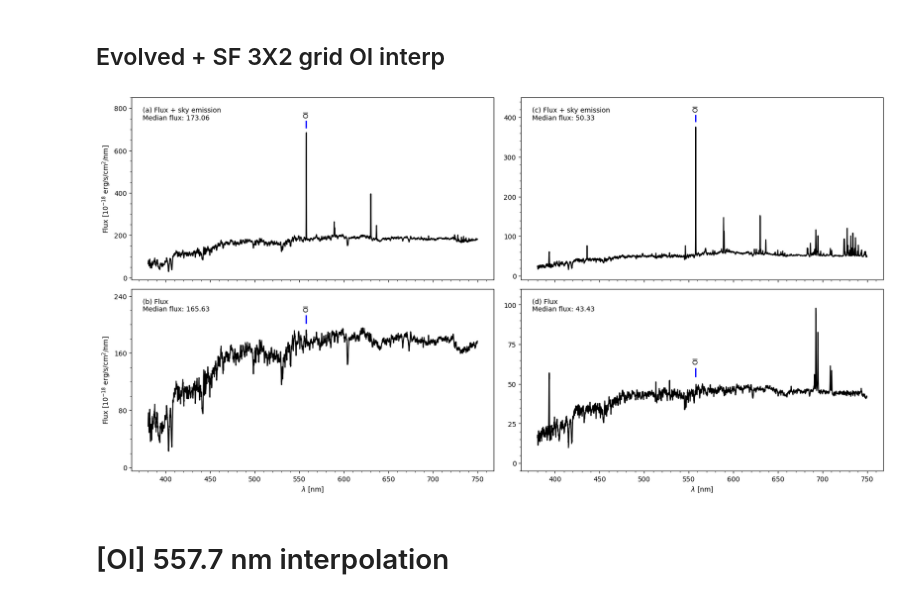
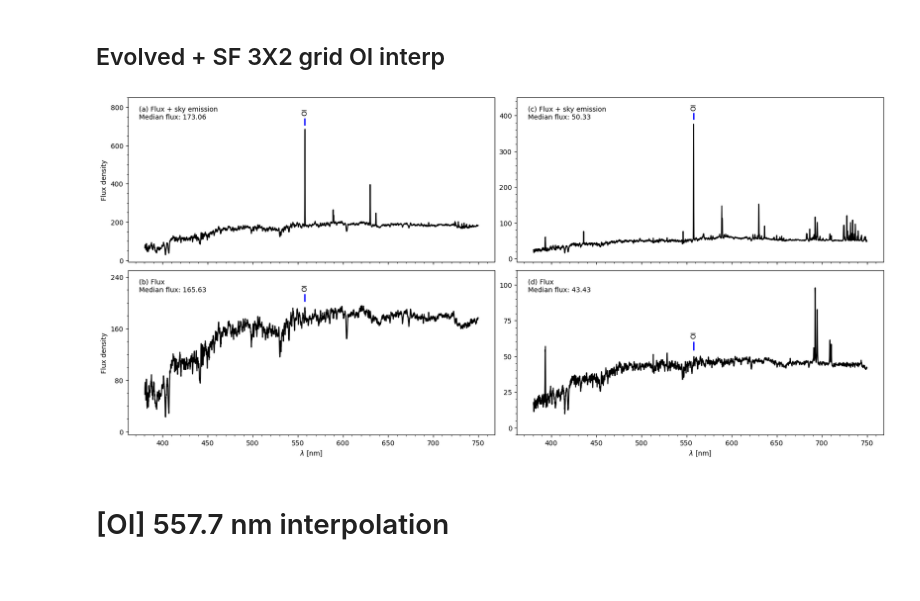
Before and after one commit to ed-ortizm/sdss, a Jupyter notebook: data_prep_illustrations/02_data_prep.ipynb, the cells around one changed output. Drawn from its saved outputs; the diff is of its cells as text; code cells hidden in the pictures.

Commit message:
feature: reproduce all figures for chapter 3 :)

```diff
--- a/data_prep_illustrations/02_data_prep.ipynb
+++ b/data_prep_illustrations/02_data_prep.ipynb
@@ -378,7 +378,7 @@ Median raw flux (OI interpolated): 43.43
 # Figure
 fig, axs = plt.subplots(
     2, 2,
-    figsize=(20, 10),
+    figsize=(20, 9),
     sharex=True,
 )
 # -------------------------------------------------
@@ -462,35 +462,35 @@ ticks = [0, 25, 50, 75, 100]
 axs[1, 1].set_yticks(ticks)
 
 add_oi_indicator(
     axs[1, 1], sf_raw_wave_nm,
     sf_raw_flux,
     indicator_starts=5, indicator_height=5,
     delta=1, lw=2, fontsize=10
 )
 # -------------------------------------------------
 axs[-1, 0].set_xlabel(r"$\lambda$ [nm]")
 axs[-1, 1].set_xlabel(r"$\lambda$ [nm]")
 
 
 y_label = 'Flux density'
 axs[0, 0].set_ylabel(y_label)
 axs[1, 0].set_ylabel(y_label)
 
 for ax in axs.flatten():
     ax.minorticks_on()
 
 # adjust vertical space
 plt.subplots_adjust(
     hspace=0.05,
-    wspace=0.075
+    wspace=0.06
 )
 # -------------------------------------------------
 fig.savefig(
     f"{ch_3_dir}/sky_removal.pdf",
     bbox_inches='tight'
 )
 # %% [output]
-[figure, old version]
+[figure, new version]
 # %% [markdown]
 # [OI] 557.7 nm interpolation
 # %% [markdown]
```
Also changed, not shown: parts of 18 cells of this notebook, 1 other file.
